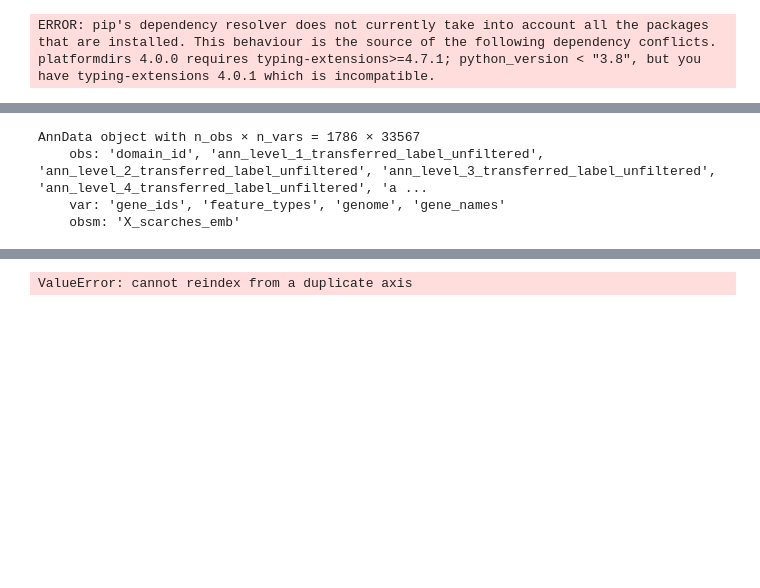
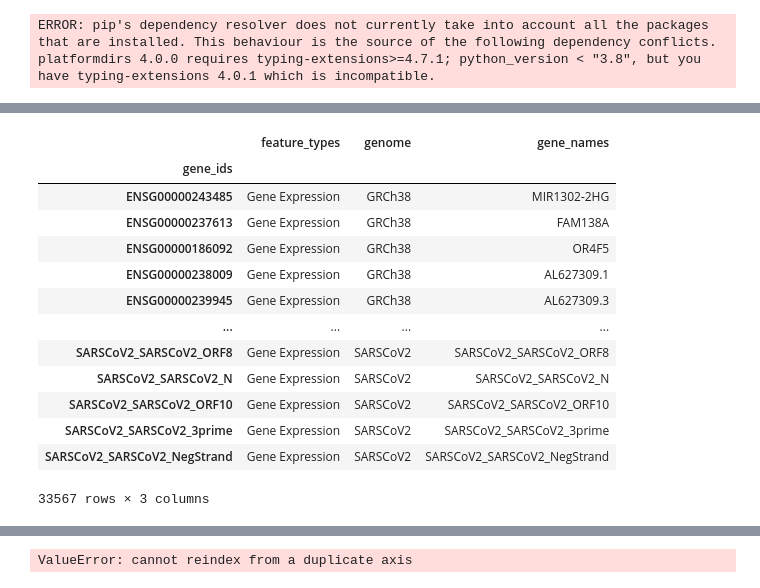
Before and after one commit to Rafael-Silva-Oliveira/STNav, a Jupyter notebook: notebooks/experimental/st_sc_deconv/tutorial1_seq.ipynb, the cells around one changed output, grey strips where cells are left out. Cells and saved outputs as stored; diff of their text form; code cells hidden in the pictures; blank space fills up the shorter version.

```diff
--- a/notebooks/experimental/st_sc_deconv/tutorial1_seq.ipynb
+++ b/notebooks/experimental/st_sc_deconv/tutorial1_seq.ipynb
@@ -173,5 +114,0 @@ adata_rna.obs
-# %%
-adata_rna.obs.drop(columns=["domain_id"], inplace=True)
-adata_seqfish.obs.drop(columns=["domain_id"], inplace=True)
-# %%
-adata_rna.obs.rename(columns={'source': 'domain_id'}, inplace=True)
@@ -214,7 +134,19 @@ adata_rna.var_names_make_unique()
+# %%
+adata_rna.var.set_index("gene_ids",inplace=True)
 # %%
-adata_rna
+adata_rna.var
 # %% [output]
+|  | feature_types | genome | gene_names |
+| gene_ids |  |  |  |
+| ENSG00000243485 | Gene Expression | GRCh38 | MIR1302-2HG |
+| ENSG00000237613 | Gene Expression | GRCh38 | FAM138A |
+| ENSG00000186092 | Gene Expression | GRCh38 | OR4F5 |
+| ENSG00000238009 | Gene Expression | GRCh38 | AL627309.1 |
+| ENSG00000239945 | Gene Expression | GRCh38 | AL627309.3 |
+| ... | ... | ... | ... |
+| SARSCoV2_SARSCoV2_ORF8 | Gene Expression | SARSCoV2 | SARSCoV2_SARSCoV2_ORF8 |
+| SARSCoV2_SARSCoV2_N | Gene Expression | SARSCoV2 | SARSCoV2_SARSCoV2_N |
+| SARSCoV2_SARSCoV2_ORF10 | Gene Expression | SARSCoV2 | SARSCoV2_SARSCoV2_ORF10 |
+| SARSCoV2_SARSCoV2_3prime | Gene Expression | SARSCoV2 | SARSCoV2_SARSCoV2_3prime |
+| SARSCoV2_SARSCoV2_NegStrand | Gene Expression | SARSCoV2 | SARSCoV2_SARSCoV2_NegStrand |
-AnnData object with n_obs × n_vars = 1786 × 33567
-    obs: 'domain_id', 'ann_level_1_transferred_label_unfiltered', 'ann_level_2_transferred_label_unfiltered', 'ann_level_3_transferred_label_unfiltered', 'ann_level_4_transferred_label_unfiltered', 'a ...
-    var: 'gene_ids', 'feature_types', 'genome', 'gene_names'
-    obsm: 'X_scarches_emb'
+33567 rows × 3 columns
```
Also changed, not shown: parts of 46 cells of this notebook, 7 other files.
